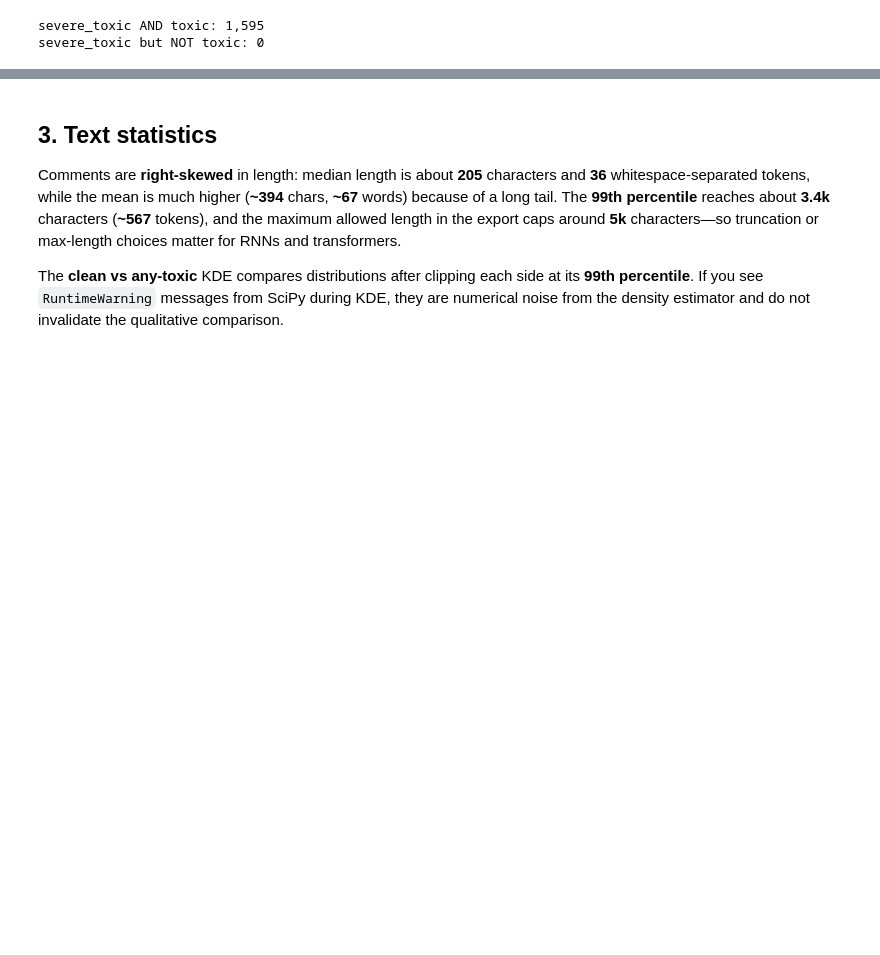
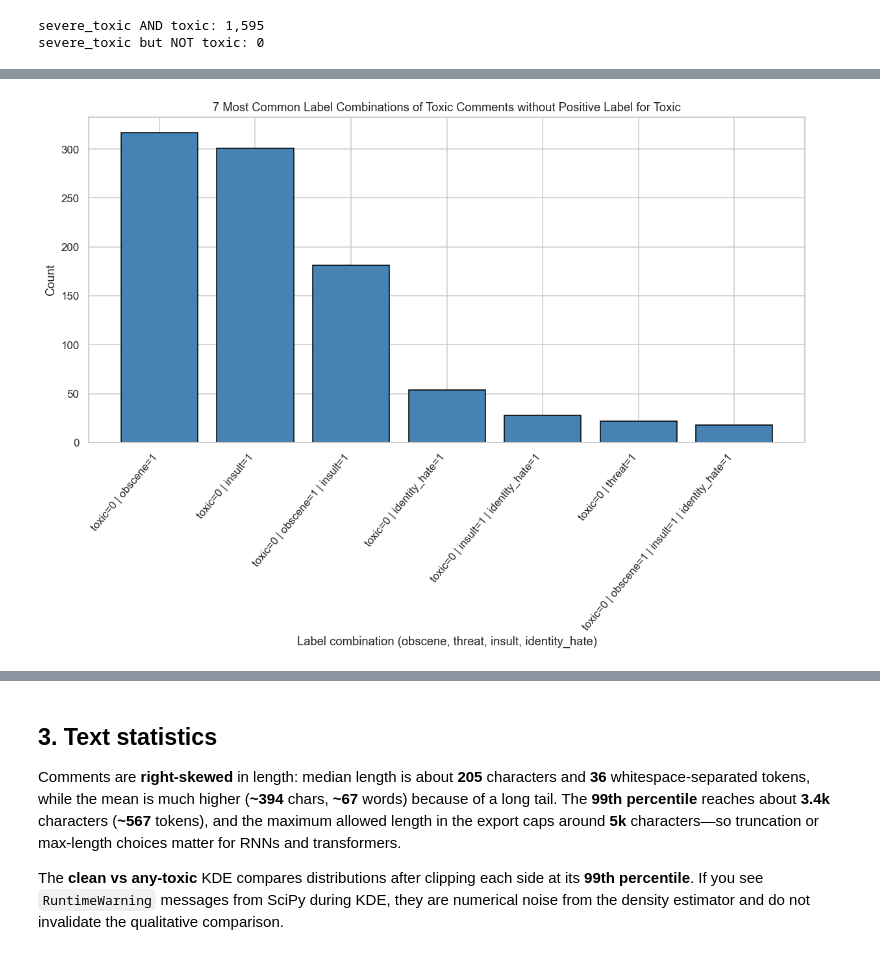
Before and after one commit to danlam-sudo/cmpe258-2026Fall-ToxicCommentDetection, a Jupyter notebook: eda/EDA.ipynb, the cells around one changed output, grey strips where cells are left out. Drawn from its saved outputs; the diff is of its cells as text; code cells hidden in the pictures; blank space fills up the shorter version.

Commit message:
Preliminary Examination of Toxic=0 Toxic Comments

```diff
--- a/eda/EDA.ipynb
+++ b/eda/EDA.ipynb
@@ -267,2 +249,12 @@ As can be seen above in the row-wise conditioning heatmap, not all rows with a t
 # %%
-# Create Subset of Rows with at least 1 toxic label, but no positive label for the toxic column
+# Rows with at least one positive label on a non-`toxic` head, but `toxic` itself is 0
+non_toxic_head_cols = ["severe_toxic", "obscene", "threat", "insult", "identity_hate"]
+toxic_var_df = df[(df["toxic"] == 0) & (df[non_toxic_head_cols].eq(1).any(axis=1))]
+
+og_df_size = len(df)
+sub_size = len(toxic_var_df)
+
+print(f"Size of Subset: {sub_size}")
+print(f"Size of Original Data: {og_df_size}")
+print(f"Percentage of Rows in Subset compared to Original Data: {100*sub_size/og_df_size:.3f}%")
+display(toxic_var_df[non_toxic_head_cols].drop(columns="severe_toxic").value_counts())
@@ -269,2 +278,24 @@ As can be seen above in the row-wise conditioning heatmap, not all rows with a t
 # %%
-# Count with Bar Chart to display most common labels
+# Bar chart: 4-bit patterns (obscene, threat, insult, identity_hate) for toxic=0 rows with some other head positive
+# Excludes the `severe_toxic` column from the pattern, matching value_counts on the four columns only.
+sub = toxic_var_df[non_toxic_head_cols].drop(columns="severe_toxic")
+combo_counts = sub.value_counts().sort_values(ascending=False)
+
+patterns_df = combo_counts.index.to_frame(index=False)
+x_labels = [ "toxic=0 | " +
+    " | ".join(f"{c}={int(row[c])}" for c in sub.columns if row[c] == 1)
+    for _, row in patterns_df.iterrows()
+]
+
+LIMIT = 7
+
+fig, ax = plt.subplots(figsize=(11, 8))
+ax.bar(x_labels[:LIMIT], combo_counts.values[:LIMIT], color="steelblue", edgecolor="black")
+ax.set_ylabel("Count")
+ax.set_xlabel("Label combination (obscene, threat, insult, identity_hate)")
+ax.set_title(f"{LIMIT} Most Common Label Combinations of Toxic Comments without Positive Label for Toxic")
+plt.xticks(rotation=50, ha="right")
+plt.tight_layout()
+plt.show()
+# %% [output]
+[figure, added]
```
Also changed, not shown: parts of 6 cells of this notebook, 1 other file.
